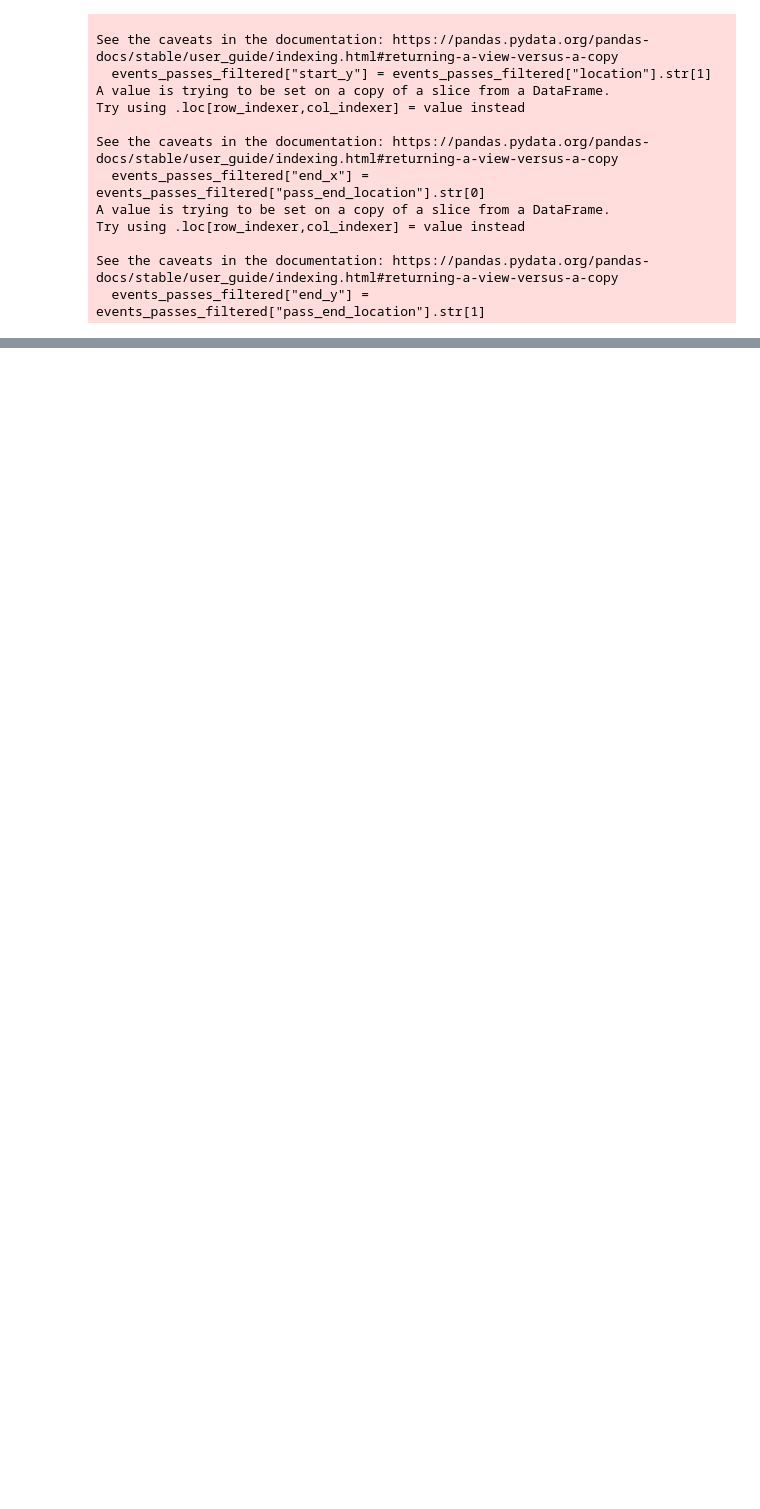
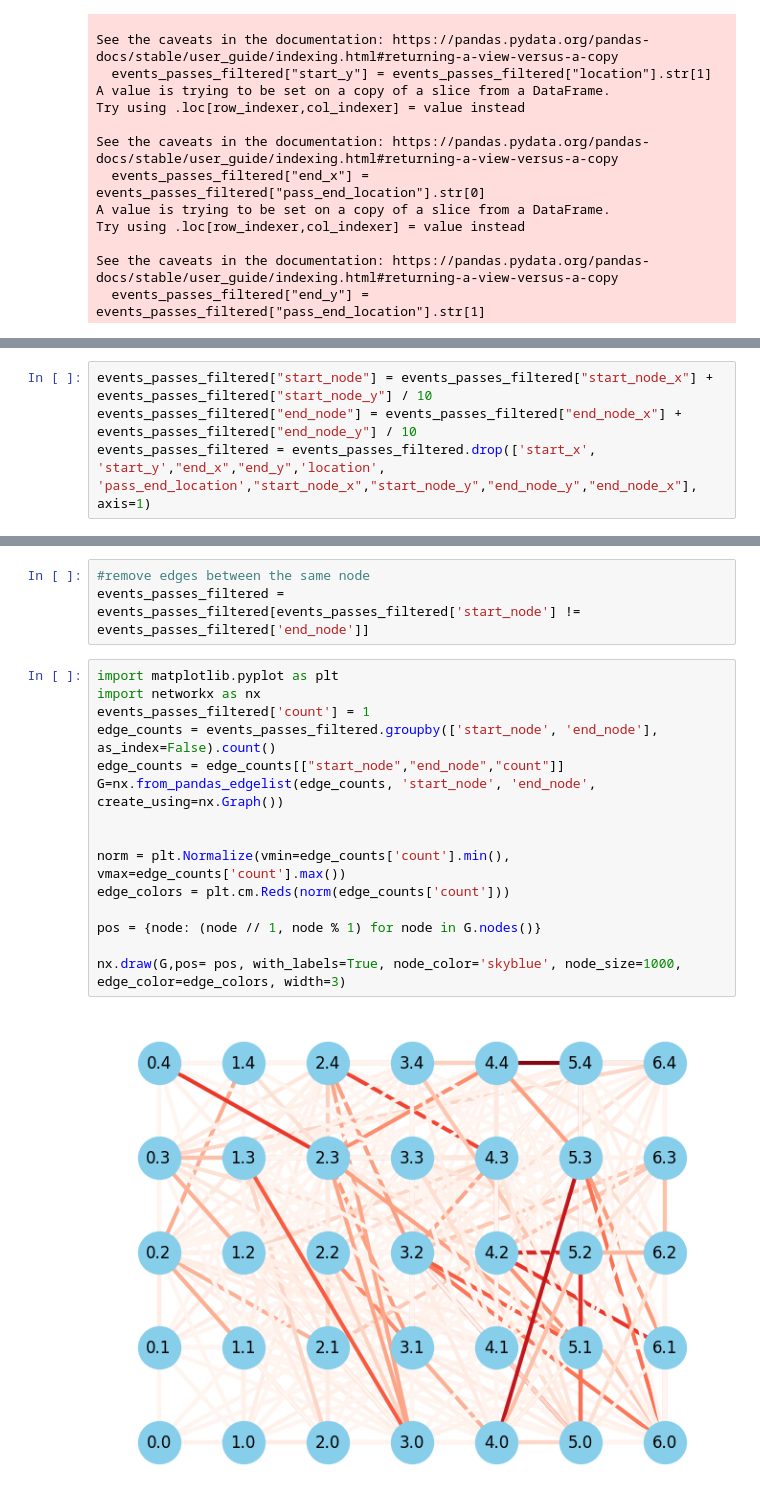
Before and after one commit to Morten-Tejlmand/5-semester, a Jupyter notebook: Fodbold/data.ipynb, the cells around one changed output, grey strips where cells are left out. Drawn from its saved outputs; the diff is of its cells as text; blank space fills up the shorter version.

Commit message:
Pass frequency plot

```diff
--- a/Fodbold/data.ipynb
+++ b/Fodbold/data.ipynb
@@ -248,0 +104,4 @@ print("Hello there")
+# %%
+events_passes_filtered["start_node"] = events_passes_filtered["start_node_x"] + events_passes_filtered["start_node_y"] / 10
+events_passes_filtered["end_node"] = events_passes_filtered["end_node_x"] + events_passes_filtered["end_node_y"] / 10
+events_passes_filtered = events_passes_filtered.drop(['start_x', 'start_y',"end_x","end_y",'location', 'pass_end_location',"start_node_x","start_node_y","end_node_y","end_node_x"], axis=1)
@@ -248,0 +119,20 @@ print("Hello there")
+# %%
+#remove edges between the same node
+events_passes_filtered = events_passes_filtered[events_passes_filtered['start_node'] != events_passes_filtered['end_node']]
+# %%
+import matplotlib.pyplot as plt
+import networkx as nx
+events_passes_filtered['count'] = 1
+edge_counts = events_passes_filtered.groupby(['start_node', 'end_node'], as_index=False).count()
+edge_counts = edge_counts[["start_node","end_node","count"]]
+G=nx.from_pandas_edgelist(edge_counts, 'start_node', 'end_node', create_using=nx.Graph())
+
+
+norm = plt.Normalize(vmin=edge_counts['count'].min(), vmax=edge_counts['count'].max())
+edge_colors = plt.cm.Reds(norm(edge_counts['count']))
+
+pos = {node: (node // 1, node % 1) for node in G.nodes()}
+
+nx.draw(G,pos= pos, with_labels=True, node_color='skyblue', node_size=1000, edge_color=edge_colors, width=3)
+# %% [output]
+[figure, added]
```
Also changed, not shown: parts of 19 cells of this notebook.
